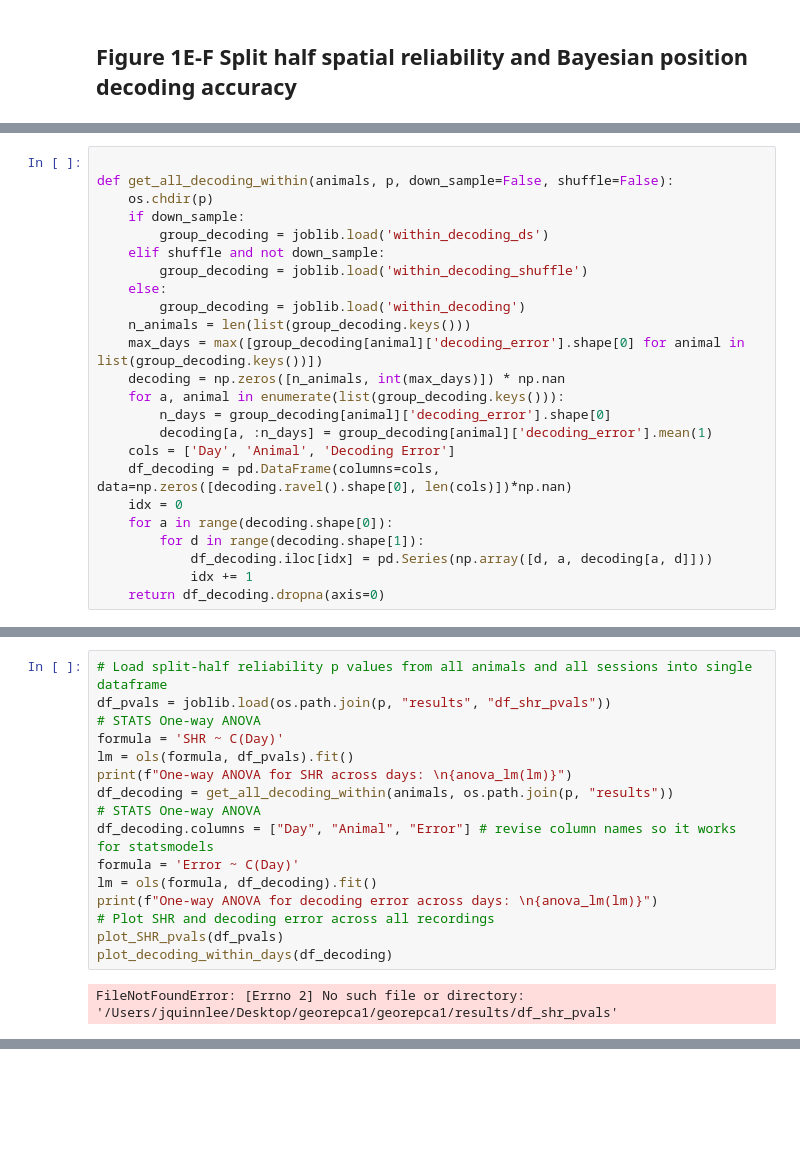
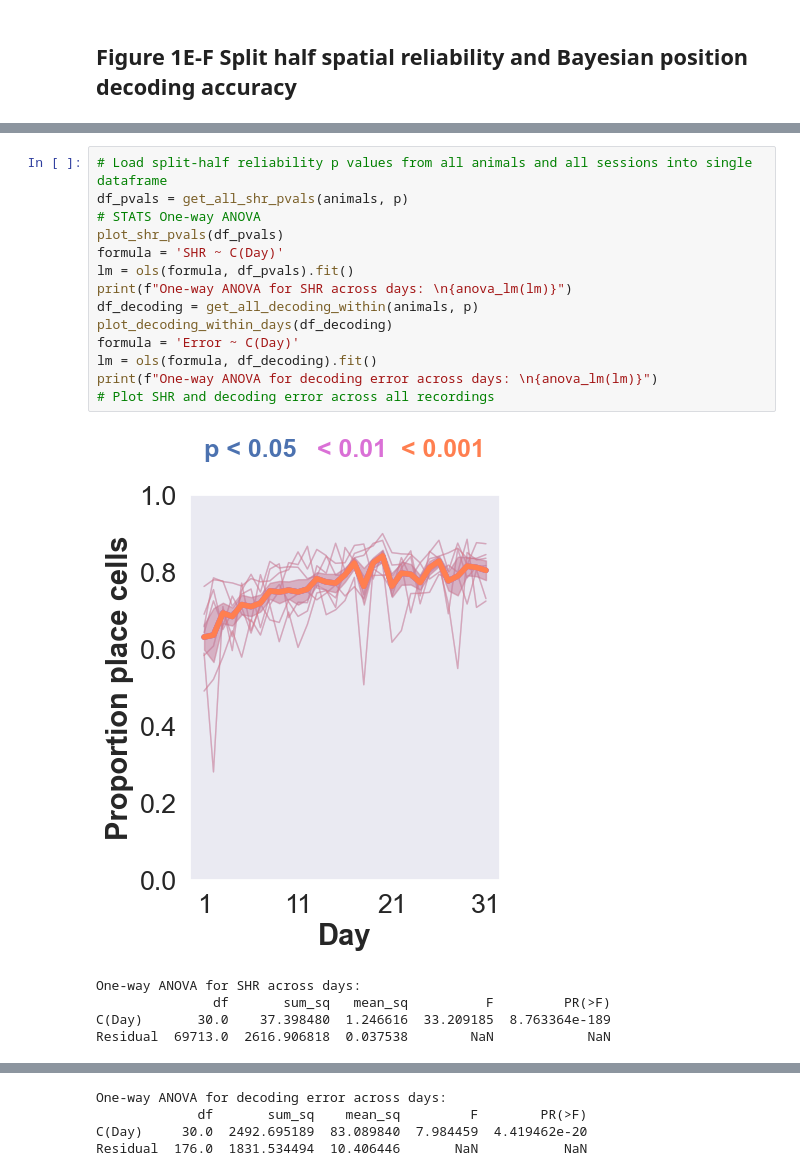
Before and after one commit to jquinnlee/georepca1, a Jupyter notebook: georepca1/demos/georep_hpc_figure1.ipynb, the cells around one changed output, grey strips where cells are left out. Saved outputs shown, nothing was run; the diff lists cells and outputs as text; blank space fills up the shorter version.

```diff
--- a/georepca1/demos/georep_hpc_figure1.ipynb
+++ b/georepca1/demos/georep_hpc_figure1.ipynb
@@ -61,24 +56,0 @@ df_pvals = get_all_SHR_pvals(animals, p=os.path.join(p, "results"))
-# %%
-
-def get_all_decoding_within(animals, p, down_sample=False, shuffle=False):
-    os.chdir(p)
-    if down_sample:
-        group_decoding = joblib.load('within_decoding_ds')
-    elif shuffle and not down_sample:
-        group_decoding = joblib.load('within_decoding_shuffle')
-    else:
-        group_decoding = joblib.load('within_decoding')
-    n_animals = len(list(group_decoding.keys()))
-    max_days = max([group_decoding[animal]['decoding_error'].shape[0] for animal in list(group_decoding.keys())])
-    decoding = np.zeros([n_animals, int(max_days)]) * np.nan
-    for a, animal in enumerate(list(group_decoding.keys())):
-        n_days = group_decoding[animal]['decoding_error'].shape[0]
-        decoding[a, :n_days] = group_decoding[animal]['decoding_error'].mean(1)
-    cols = ['Day', 'Animal', 'Decoding Error']
-    df_decoding = pd.DataFrame(columns=cols, data=np.zeros([decoding.ravel().shape[0], len(cols)])*np.nan)
-    idx = 0
-    for a in range(decoding.shape[0]):
-        for d in range(decoding.shape[1]):
-            df_decoding.iloc[idx] = pd.Series(np.array([d, a, decoding[a, d]]))
-            idx += 1
-    return df_decoding.dropna(axis=0)
@@ -150,18 +57,20 @@ def plot_decoding_within_days(df_decoding, shuffle=False, residual=False, vmax=4
 # %%
 # Load split-half reliability p values from all animals and all sessions into single dataframe
-df_pvals = joblib.load(os.path.join(p, "results", "df_shr_pvals"))
+df_pvals = get_all_shr_pvals(animals, p)
 # STATS One-way ANOVA
+plot_shr_pvals(df_pvals)
 formula = 'SHR ~ C(Day)'
 lm = ols(formula, df_pvals).fit()
 print(f"One-way ANOVA for SHR across days: \n{anova_lm(lm)}")
-df_decoding = get_all_decoding_within(animals, os.path.join(p, "results"))
-# STATS One-way ANOVA
-df_decoding.columns = ["Day", "Animal", "Error"] # revise column names so it works for statsmodels
+df_decoding = get_all_decoding_within(animals, p)
+plot_decoding_within_days(df_decoding)
 formula = 'Error ~ C(Day)'
 lm = ols(formula, df_decoding).fit()
 print(f"One-way ANOVA for decoding error across days: \n{anova_lm(lm)}")
 # Plot SHR and decoding error across all recordings
-plot_SHR_pvals(df_pvals)
-plot_decoding_within_days(df_decoding)
 # %% [output]
+[figure, added]
-FileNotFoundError: [Errno 2] No such file or directory: '/Users/jquinnlee/Desktop/georepca1/georepca1/results/df_shr_pvals'
+One-way ANOVA for SHR across days:
+               df       sum_sq   mean_sq          F         PR(>F)
+C(Day)       30.0    37.398480  1.246616  33.209185  8.763364e-189
+Residual  69713.0  2616.906818  0.037538        NaN            NaN
@@ -168,2 +78,6 @@ FileNotFoundError: [Errno 2] No such file or directory: '/Users/jquinnlee/Deskto
+One-way ANOVA for decoding error across days:
+             df       sum_sq    mean_sq         F        PR(>F)
+C(Day)     30.0  2492.695189  83.089840  7.984459  4.419462e-20
+Residual  176.0  1831.534494  10.406446       NaN           NaN
 # %% [markdown]
 ##
```
Also changed, not shown: parts of 13 cells of this notebook, 2 other files.
